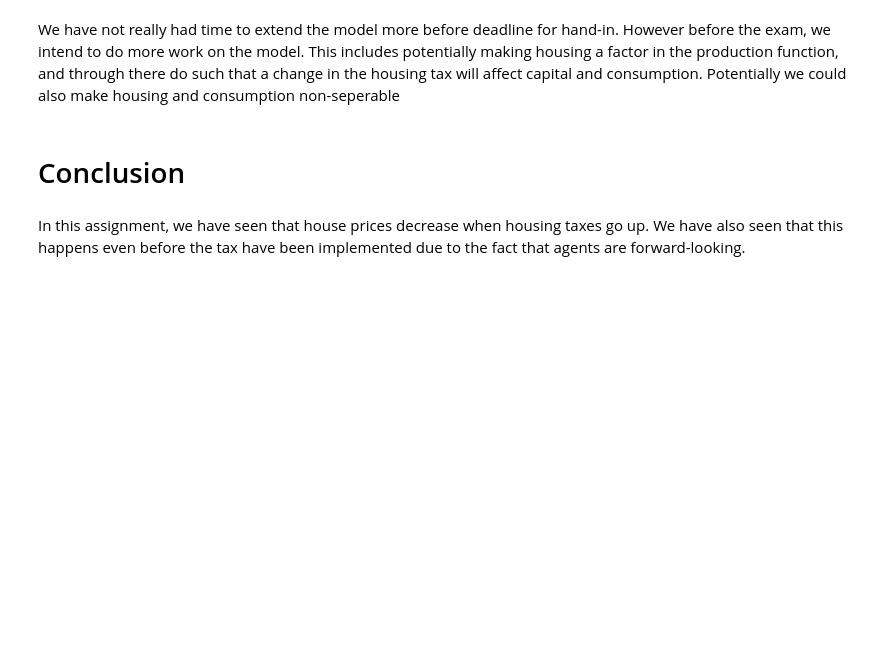
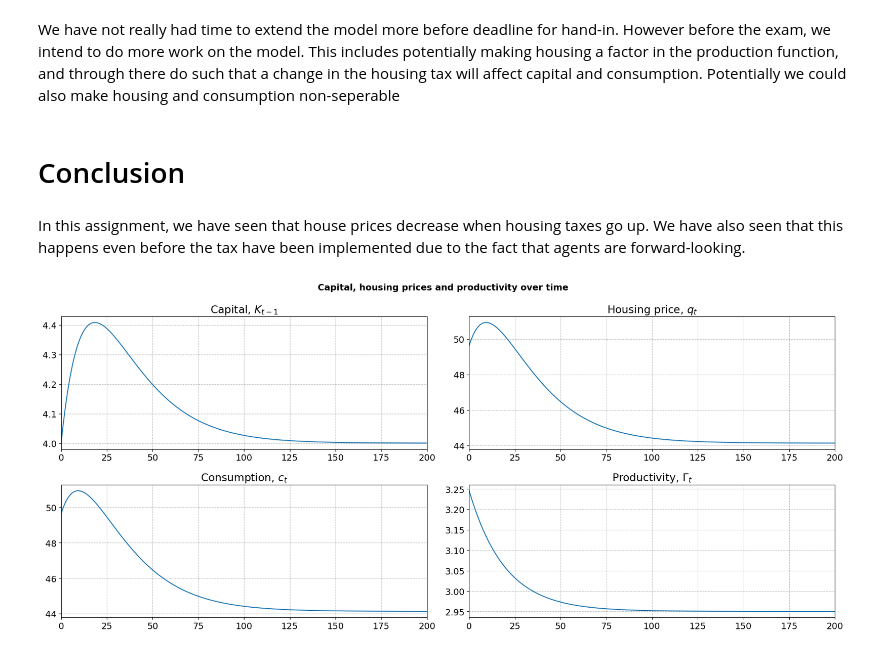
Before and after one commit to NumEconCopenhagen/projects-2024-mikkel-thomas, a Jupyter notebook: modelproject/modelproject.ipynb, the cells around one changed output. Saved outputs shown, nothing was run; the diff lists cells and outputs as text; code cells hidden in the pictures; blank space fills up the shorter version.

```diff
--- a/modelproject/modelproject.ipynb
+++ b/modelproject/modelproject.ipynb
@@ -371,3 +381,12 @@ We have not really had time to extend the model more before deadline for hand-in
 # Conclusion
 # %% [markdown]
 In this assignment, we have seen that house prices decrease when housing taxes go up. We have also seen that this happens even before the tax have been implemented due to the fact that agents are forward-looking.
+# %%
+import shocks
+
+parname = ['alphaG']
+parvalue = [0.5]
+
+shocks.shock_1(update_par=True, parnames=parname, parvals=parvalue)
+# %% [output]
+[figure, added]
```
Also changed, not shown: parts of 13 cells of this notebook, 2 other files.
